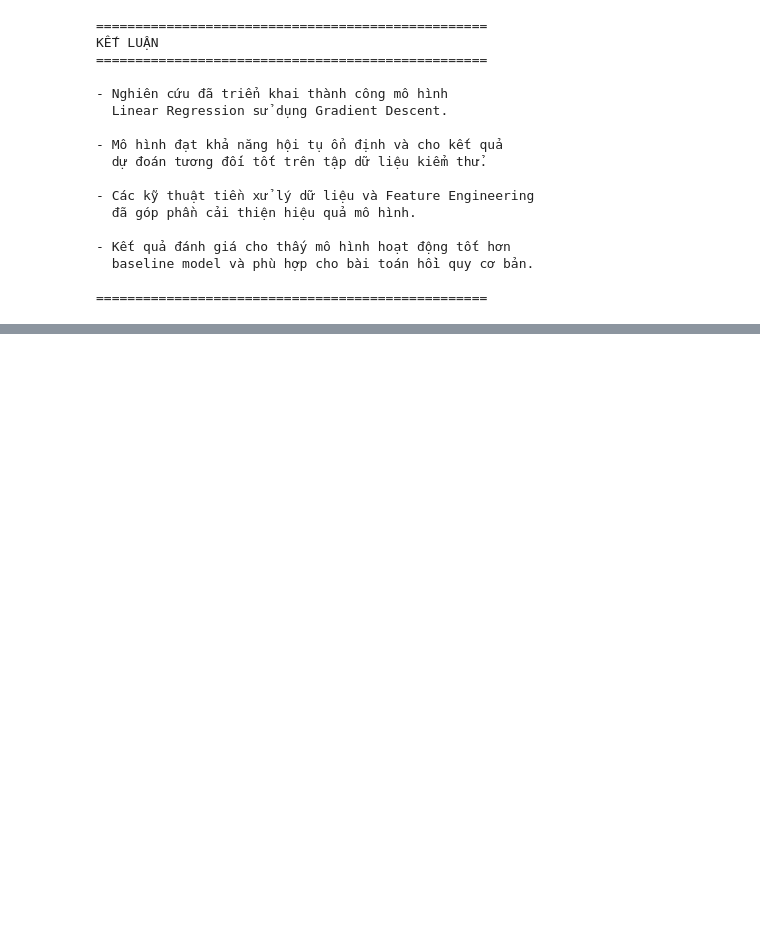
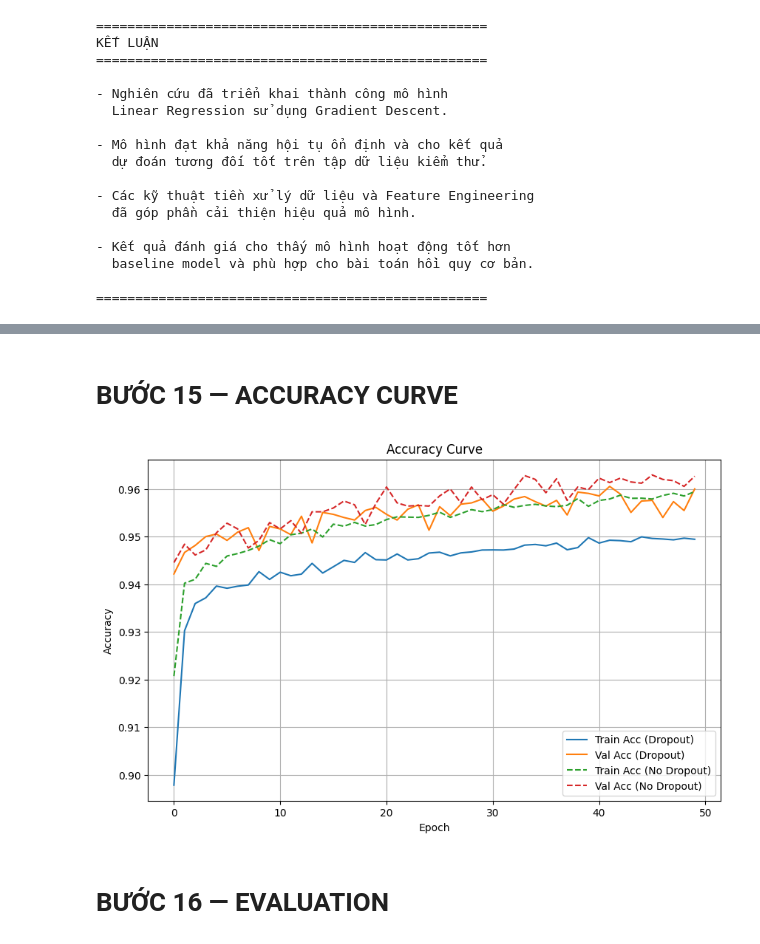
Before and after one commit to hoangchaulanbao/HocmayNC, a Jupyter notebook: LN_MLP_v1.ipynb, the cells around one changed output, grey strips where cells are left out. Cells and saved outputs as stored; diff of their text form; code cells hidden in the pictures; blank space fills up the shorter version.

```diff
--- a/LN_MLP_v1.ipynb
+++ b/LN_MLP_v1.ipynb
@@ -1788,0 +2370,29 @@ KẾT LUẬN
+# %% [markdown]
+# BƯỚC 15 — ACCURACY CURVE
+# %%
+# ==========================================
+# 15. ACCURACY CURVE
+# ==========================================
+
+plt.figure(figsize=(10,6))
+
+plt.plot(acc_drop_train, label='Train Acc (Dropout)')
+plt.plot(acc_drop_val, label='Val Acc (Dropout)')
+
+plt.plot(acc_nodrop_train, '--', label='Train Acc (No Dropout)')
+plt.plot(acc_nodrop_val, '--', label='Val Acc (No Dropout)')
+
+plt.xlabel("Epoch")
+plt.ylabel("Accuracy")
+
+plt.title("Accuracy Curve")
+
+plt.legend()
+
+plt.grid()
+
+plt.show()
+# %% [output]
+[figure, added]
+# %% [markdown]
+# BƯỚC 16 — EVALUATION
```
Also changed, not shown: parts of 56 cells of this notebook.
